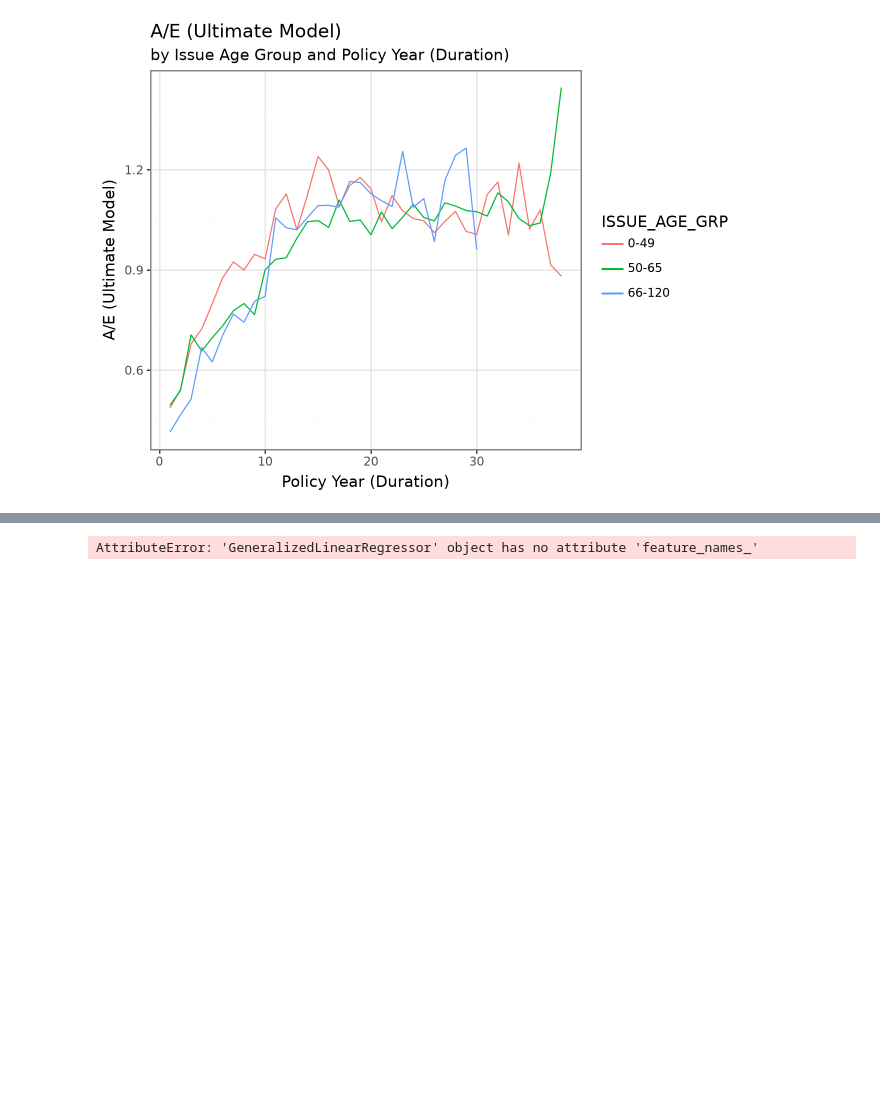
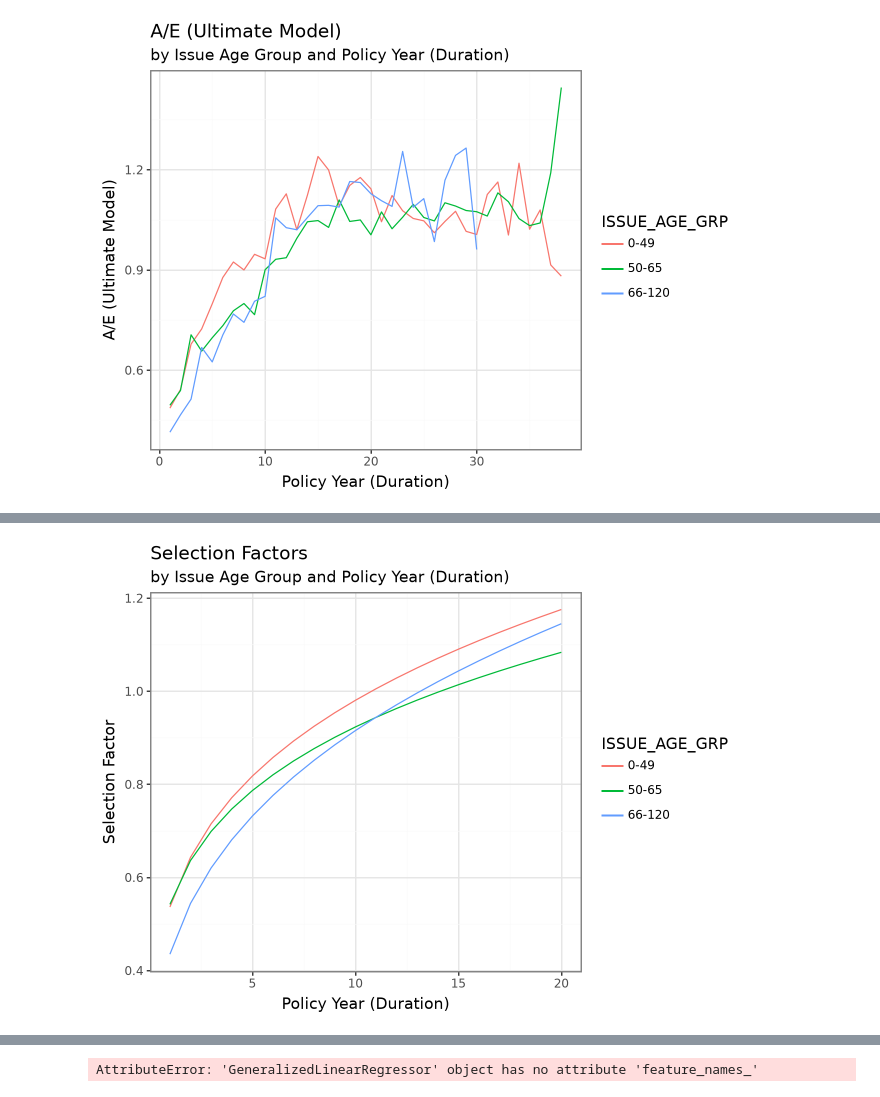
Before and after one commit to mma-fsa/data-examples, a Jupyter notebook: src/analysis/2_seriatim_data_glm.ipynb, the cells around one changed output, grey strips where cells are left out. Cells and saved outputs as stored; diff of their text form; code cells hidden in the pictures; blank space fills up the shorter version.

```diff
--- a/src/analysis/2_seriatim_data_glm.ipynb
+++ b/src/analysis/2_seriatim_data_glm.ipynb
@@ -791,0 +784,11 @@ Name: coef, dtype: float64
+# %%
+(
+    p9.ggplot(sel_factors, p9.aes(x="SEL_FACTOR_DURATION", y="FACTOR", color="ISSUE_AGE_GRP")) +
+    p9.geom_line() +
+    p9.theme_bw() +
+    p9.ylab("Selection Factor") +
+    p9.xlab("Policy Year (Duration)") +
+    p9.ggtitle("Selection Factors", "by Issue Age Group and Policy Year (Duration)")
+)
+# %% [output]
+[figure, added]
```
Also changed, not shown: parts of 20 cells of this notebook.
